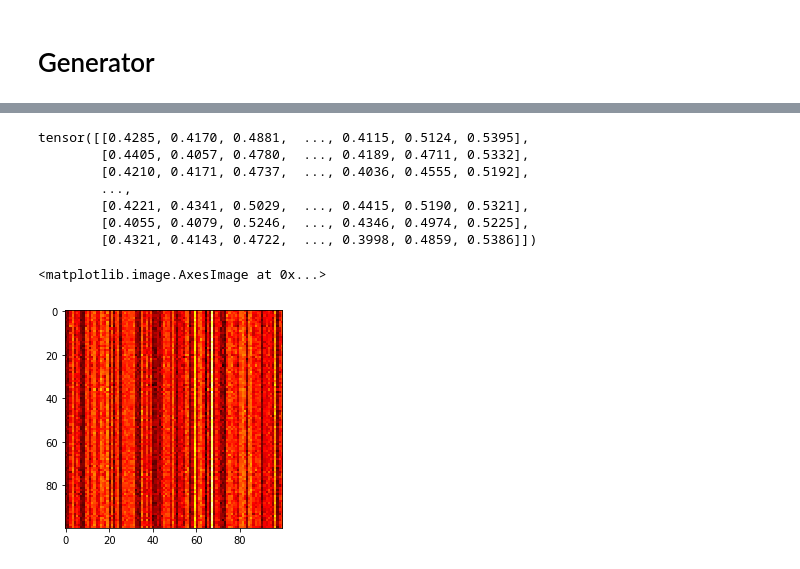
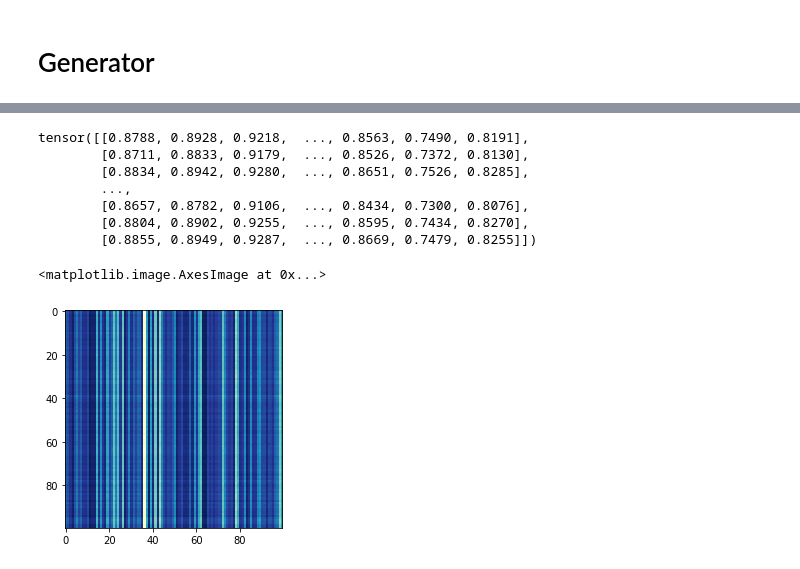
Before and after one commit to liiniix/NN_by_hand, a Jupyter notebook: GAN_intro.ipynb, the cells around one changed output, grey strips where cells are left out. Drawn from its saved outputs; the diff is of its cells as text; code cells hidden in the pictures.

```diff
--- a/GAN_intro.ipynb
+++ b/GAN_intro.ipynb
@@ -99,9 +78,9 @@ class Generator(torch.nn.Module):
   def forward(self, x):
     return self.gen(x)
 # %%
-modelG = Generator(15, 100)
+G = Generator(15, 100)
 # %%
 z_dim = 15
 # %%
-fixed_noise = torch.randn((100, z_dim))
+fixed_noise = torch.rand((100, z_dim))
 # %%
@@ -143,19 +145,18 @@ plt.plot(LOSSES_G)
 # %%
-nn = torch.ones(15)-.5
 with torch.no_grad():
-  y = modelG(fixed_noise)
+  y = G(fixed_noise)
 # %%
 y
 # %% [output]
-tensor([[0.4285, 0.4170, 0.4881,  ..., 0.4115, 0.5124, 0.5395],
-        [0.4405, 0.4057, 0.4780,  ..., 0.4189, 0.4711, 0.5332],
-        [0.4210, 0.4171, 0.4737,  ..., 0.4036, 0.4555, 0.5192],
+tensor([[0.8788, 0.8928, 0.9218,  ..., 0.8563, 0.7490, 0.8191],
+        [0.8711, 0.8833, 0.9179,  ..., 0.8526, 0.7372, 0.8130],
+        [0.8834, 0.8942, 0.9280,  ..., 0.8651, 0.7526, 0.8285],
         ...,
-        [0.4221, 0.4341, 0.5029,  ..., 0.4415, 0.5190, 0.5321],
-        [0.4055, 0.4079, 0.5246,  ..., 0.4346, 0.4974, 0.5225],
-        [0.4321, 0.4143, 0.4722,  ..., 0.3998, 0.4859, 0.5386]])
+        [0.8657, 0.8782, 0.9106,  ..., 0.8434, 0.7300, 0.8076],
+        [0.8804, 0.8902, 0.9255,  ..., 0.8595, 0.7434, 0.8270],
+        [0.8855, 0.8949, 0.9287,  ..., 0.8669, 0.7479, 0.8255]])
 # %%
-plt.imshow(y, cmap='hot', interpolation='nearest')
+plt.imshow(y.numpy(), cmap='YlGnBu', interpolation='nearest')
 # %% [output]
 <matplotlib.image.AxesImage at 0x...>
-[figure, old version]
+[figure, new version]
```
Also changed, not shown: parts of 16 cells of this notebook.
